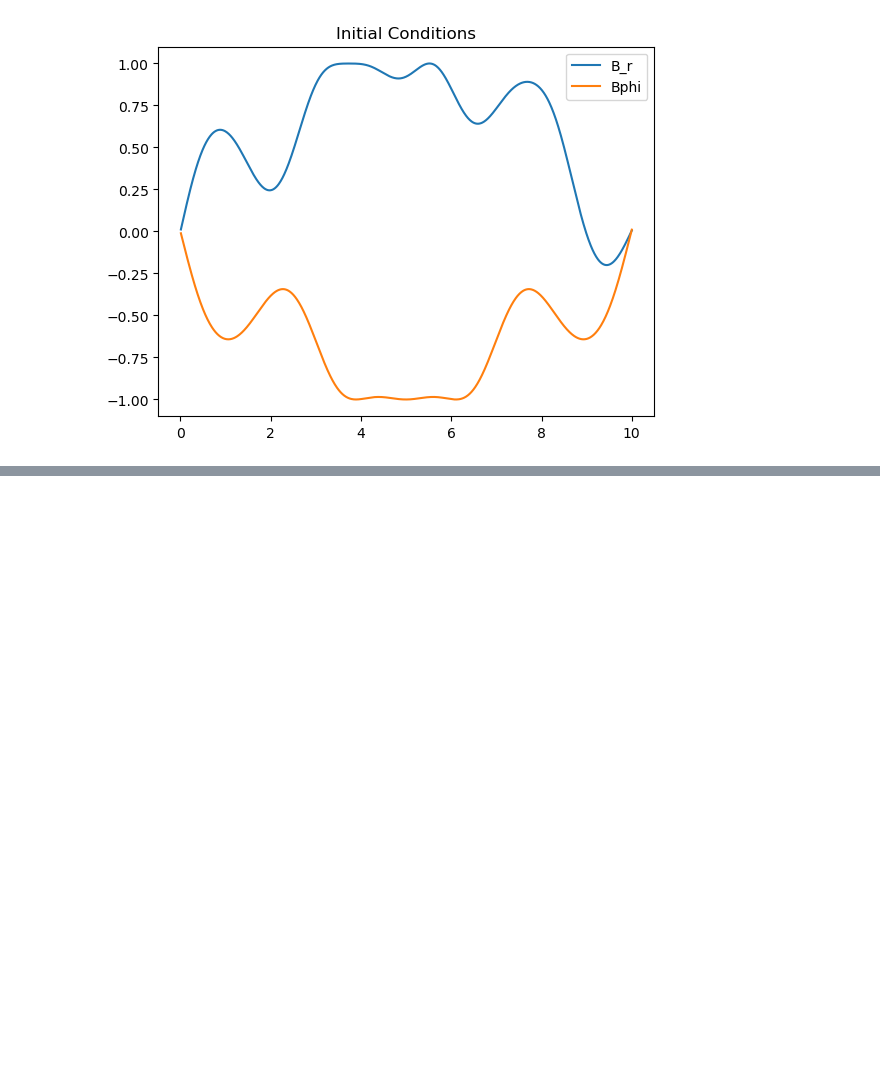
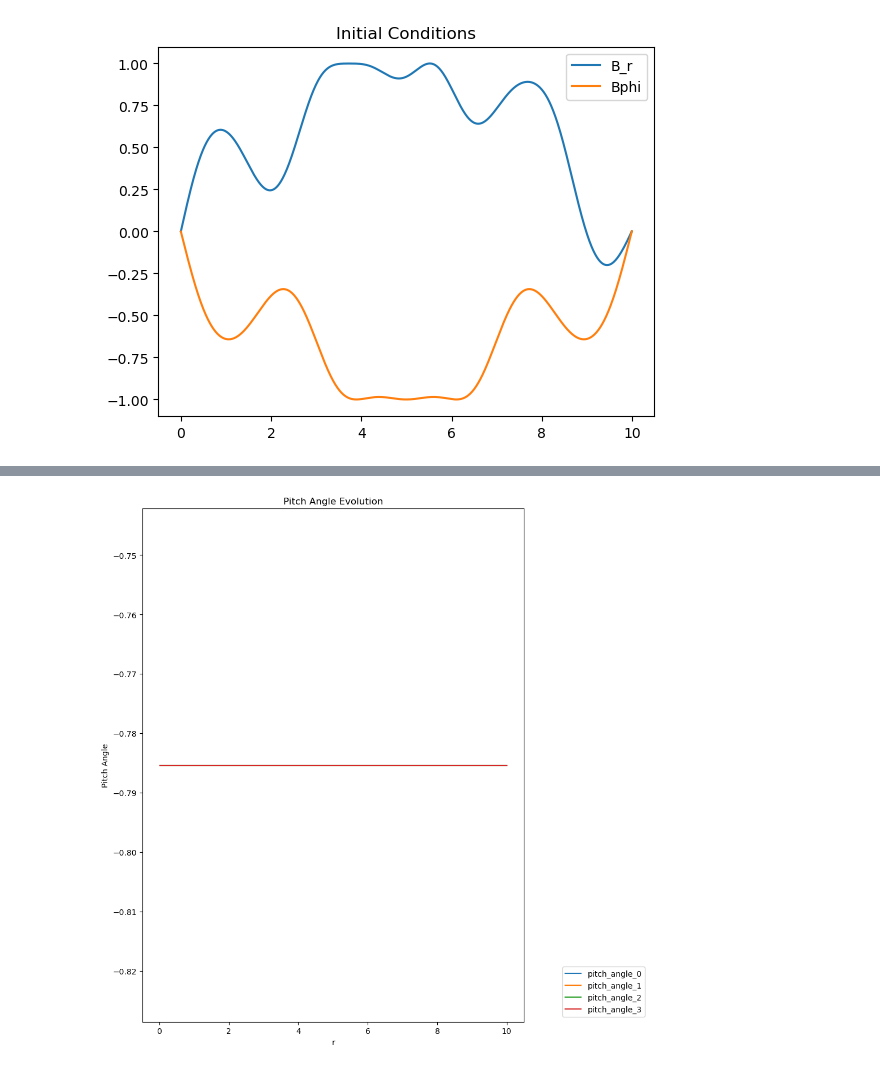
Before and after one commit to dc250601/MHD.github.io, a Jupyter notebook: Solution.ipynb, the cells around one changed output, grey strips where cells are left out. Drawn from its saved outputs; the diff is of its cells as text; code cells hidden in the pictures; blank space fills up the shorter version.

```diff
--- a/Solution.ipynb
+++ b/Solution.ipynb
@@ -192,0 +289,15 @@ plt.legend(loc=(1.1,0.01))
+# %%
+def pitch_angle(Br, Bphi):
+    return np.arctan(Br/Bphi)
+
+plt.figure(figsize=(10, 10))
+plt.title("Pitch Angle Evolution")
+for i in range(len(B_r_evolution)):
+    plt.xlabel("r")
+    plt.ylabel("Pitch Angle")
+    plt.plot(r, pitch_angle(B_r_evolution[i], B_phi_evolution[i]), label=f"pitch_angle_{i}")
+plt.legend(loc=(1.1,0.01))
+plt.tight_layout()
+plt.savefig("T1R22.png")
+# %% [output]
+[figure, added]
```
Also changed, not shown: parts of 10 cells of this notebook, 31 other files.
